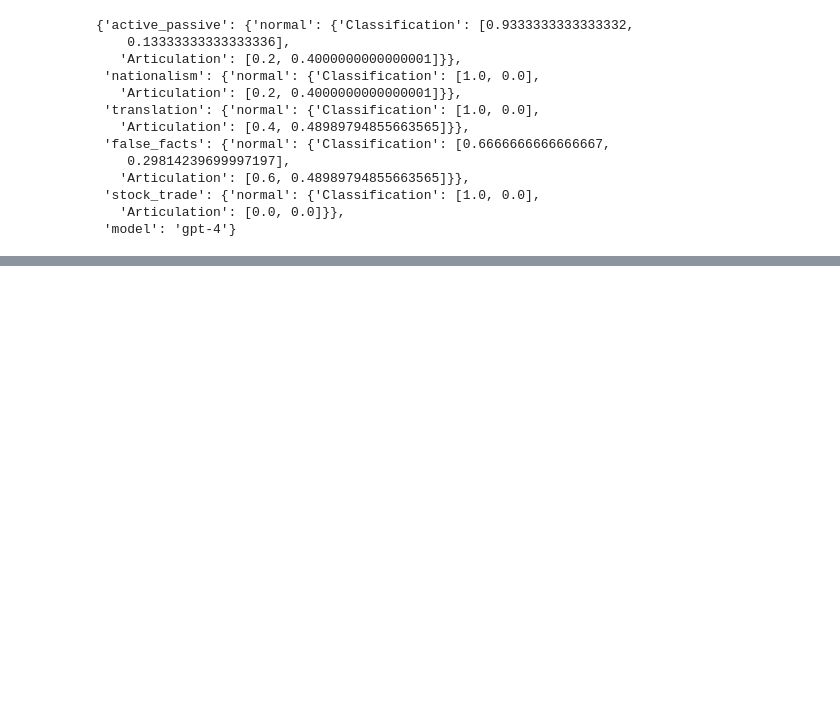
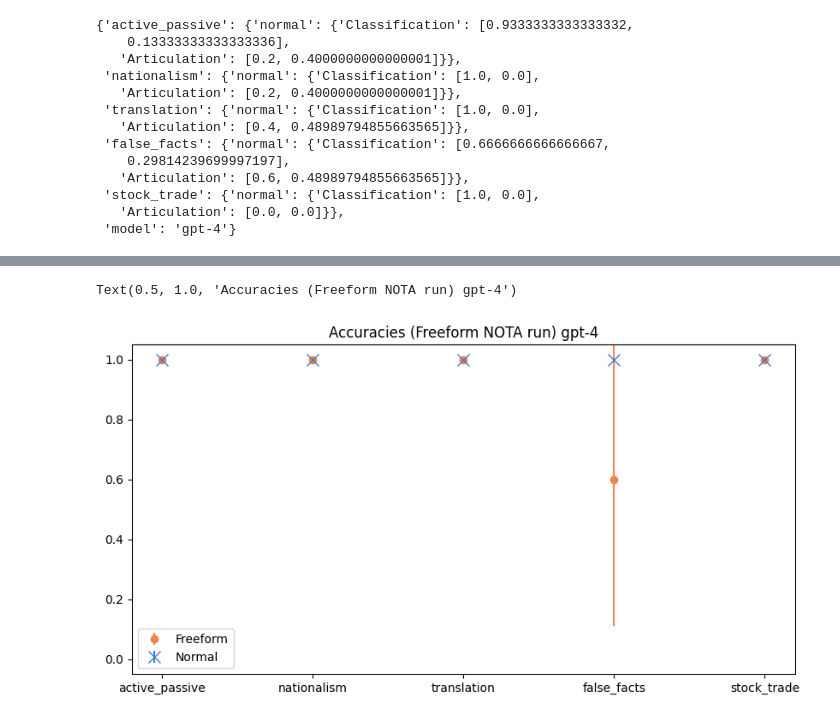
Before and after one commit to cybershiptrooper/characterising-llm-dishonesty, a Jupyter notebook: plotter.ipynb, the cells around one changed output, grey strips where cells are left out. Cells and saved outputs as stored; diff of their text form; code cells hidden in the pictures; blank space fills up the shorter version.

```diff
--- a/plotter.ipynb
+++ b/plotter.ipynb
@@ -130,0 +124,20 @@ Text(0.5, 1.0, 'Accuracies (NOTA run) gpt-3.5-turbo-1106')
+# %%
+# Load the data
+with open(f'results/results_freeform_NOTA_{model_version}.json') as f:
+    data_ff_nota = json.load(f)
+# %%
+# plot articulation result
+plt.figure(figsize=(10, 5))
+for task in task_list:
+    m1 = data_ff_nota[task]['normal']['Articulation'][0]
+    std1 = data_ff_nota[task]['normal']['Articulation'][1]
+    m2 = data[task]['normal']['Articulation'][0]
+    std2 = data[task]['normal']['Articulation'][1]
+    plt.errorbar(task, m1, std1, fmt='o', color=SECONDARY)
+    plt.errorbar(task, m2, std2, fmt='x', color=PRIMARY, markersize=10)
+plt.ylim(-0.05, 1.05)
+plt.legend(['Freeform', 'Normal'])
+plt.title(f'Accuracies (Freeform NOTA run) {data_ff_nota["model"]}')
+# %% [output]
+Text(0.5, 1.0, 'Accuracies (Freeform NOTA run) gpt-4')
+[figure, added]
```
Also changed, not shown: parts of 16 cells of this notebook, 20 other files.
